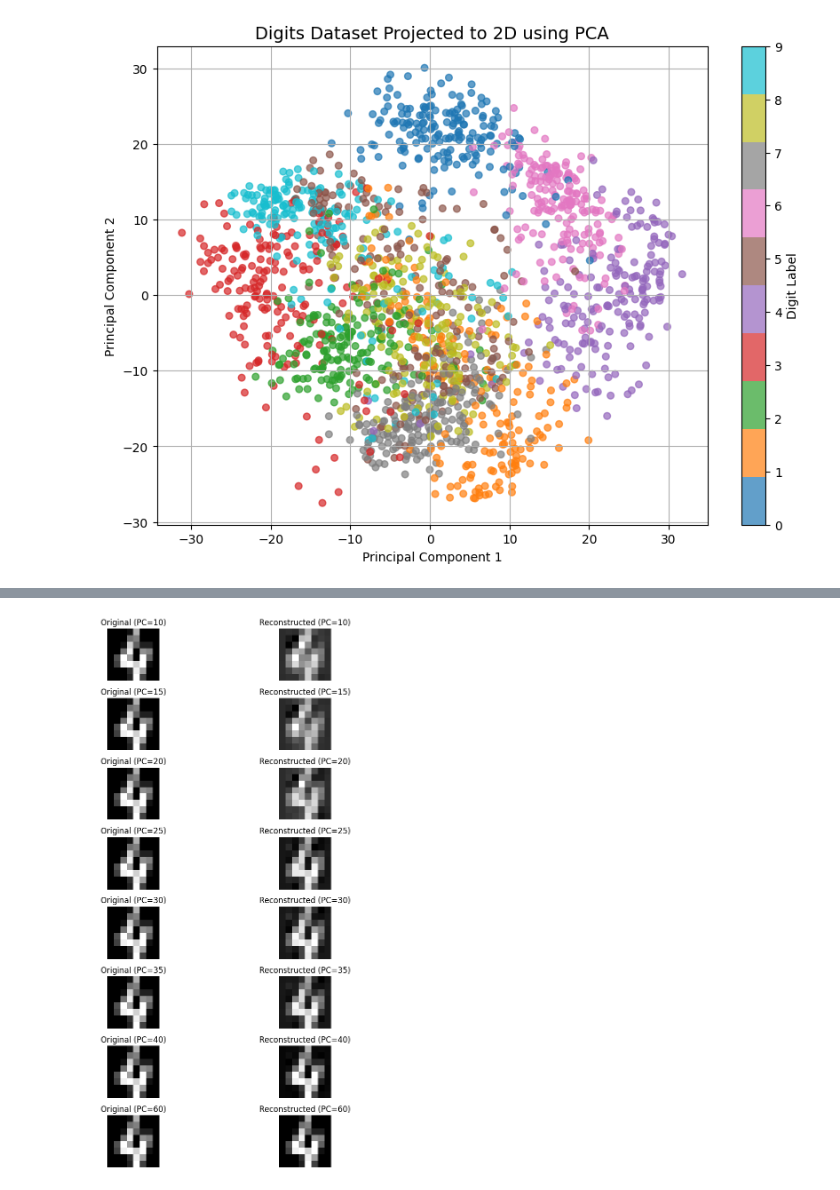
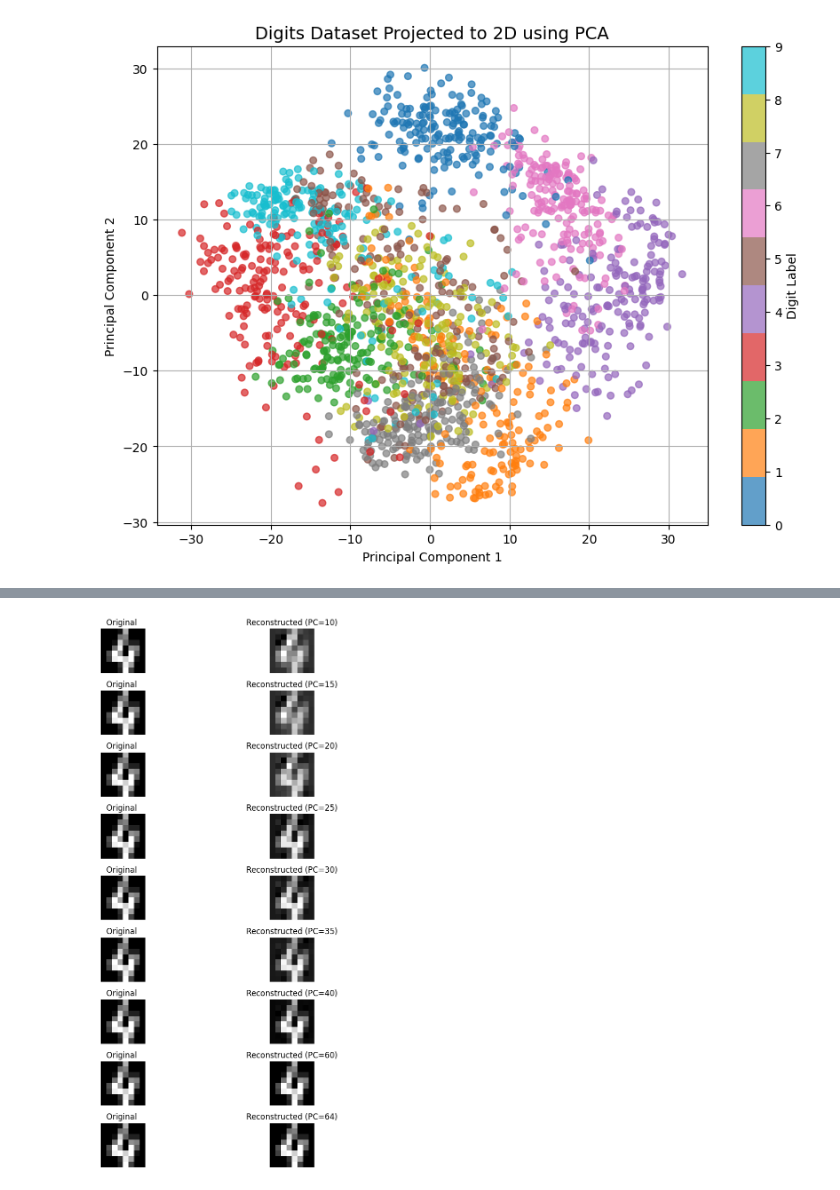
Before and after one commit to shayan-naghizade/ML_Practice, a Jupyter notebook: Principal Component Analysis/code.ipynb, the cells around one changed output, grey strips where cells are left out. Saved outputs shown, nothing was run; the diff lists cells and outputs as text; code cells hidden in the pictures.

```diff
--- a/Principal Component Analysis/code.ipynb
+++ b/Principal Component Analysis/code.ipynb
@@ -135,28 +120,28 @@ plt.show()
 # %%
 digits = load_digits()
 X = digits.data
 
 target_digit = 4
 i = list(digits.target).index(target_digit)
 
-components_list = [10, 15, 20, 25, 30, 35, 40, 60]
+components_list = [10, 15, 20, 25, 30, 35, 40, 60,64]
 
 fig, axes = plt.subplots(len(components_list), 2, figsize=(10, 12))
 
 for idx, n_components in enumerate(components_list):
     pca = PCA(n_components=n_components)
     X_pca = pca.fit_transform(X)
     X_reconstructed = pca.inverse_transform(X_pca)
 
     axes[idx, 0].imshow(X[i].reshape(8, 8), cmap='gray')
     axes[idx, 0].axis('off')
-    axes[idx, 0].set_title(f"Original (PC={n_components})")
+    axes[idx, 0].set_title("Original ")
 
     axes[idx, 1].imshow(X_reconstructed[i].reshape(8, 8), cmap='gray')
     axes[idx, 1].axis('off')
     axes[idx, 1].set_title(f"Reconstructed (PC={n_components})")
 
 plt.tight_layout()
 plt.show()
 # %% [output]
-[figure, old version]
+[figure, new version]
```
Also changed, not shown: parts of 8 cells of this notebook, 5 other files.
